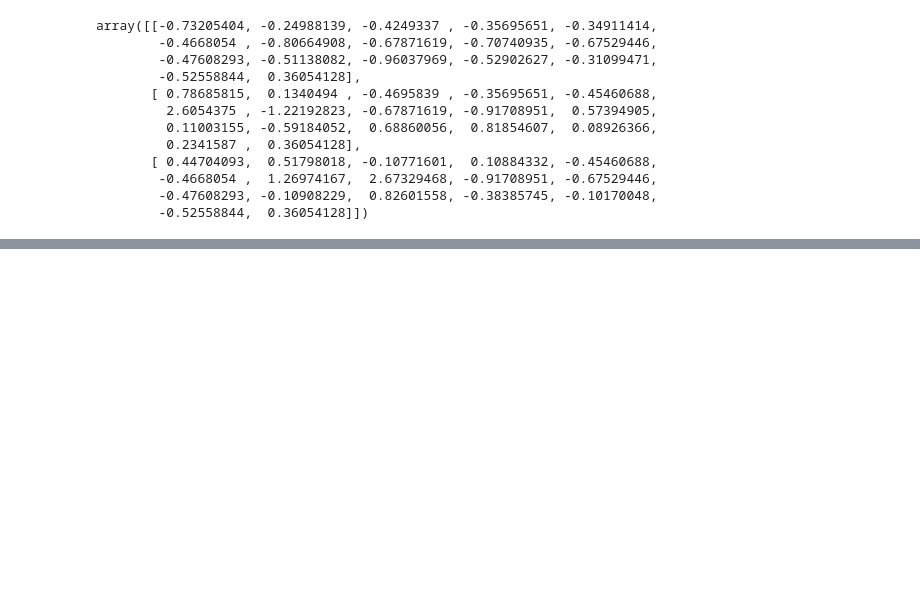
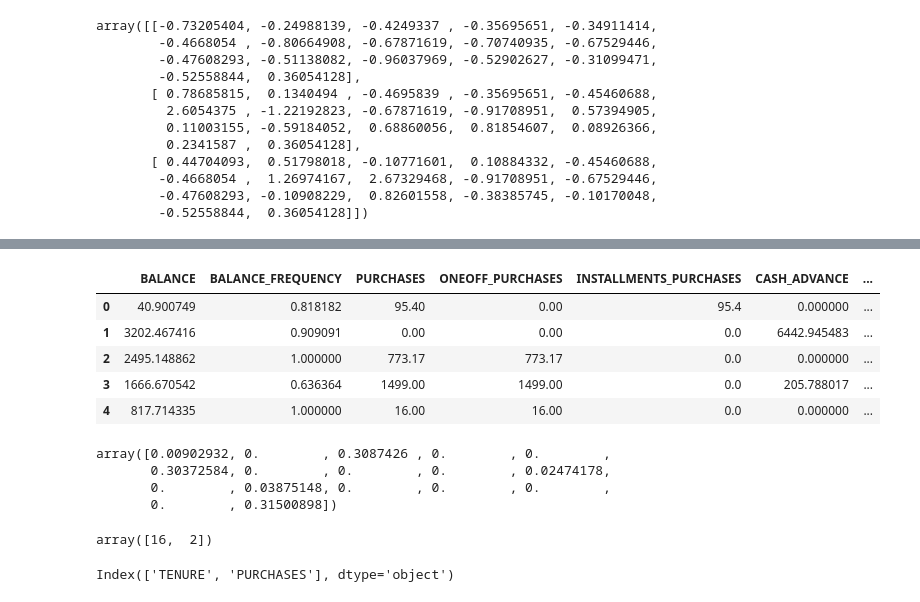
Before and after one commit to djdjdjdfh1/pandas-data-analysis, a Jupyter notebook: part7/7.7_review3_kmeans_clustering.ipynb, the cells around one changed output, grey strips where cells are left out. Cells and saved outputs as stored; diff of their text form; code cells hidden in the pictures; blank space fills up the shorter version.

```diff
--- a/part7/7.7_review3_kmeans_clustering.ipynb
+++ b/part7/7.7_review3_kmeans_clustering.ipynb
@@ -71,0 +97,30 @@ for k in range(2,10):
+# %%
+credit_df.head()
+# %% [output]
+|  | BALANCE | BALANCE_FREQUENCY | PURCHASES | ONEOFF_PURCHASES | INSTALLMENTS_PURCHASES | CASH_ADVANCE | ... |
+| 0 | 40.900749 | 0.818182 | 95.40 | 0.00 | 95.4 | 0.000000 | ... |
+| 1 | 3202.467416 | 0.909091 | 0.00 | 0.00 | 0.0 | 6442.945483 | ... |
+| 2 | 2495.148862 | 1.000000 | 773.17 | 773.17 | 0.0 | 0.000000 | ... |
+| 3 | 1666.670542 | 0.636364 | 1499.00 | 1499.00 | 0.0 | 205.788017 | ... |
+| 4 | 817.714335 | 1.000000 | 16.00 | 16.00 | 0.0 | 0.000000 | ... |
+# %%
+# 클러터를 구분하는데 중요도 가 높은 컬럼 두개 찾기
+from sklearn.tree import DecisionTreeClassifier
+tree = DecisionTreeClassifier(max_depth=3)
+tree.fit(credit_df.drop(columns=['clusters']),  credit_df.clusters)
+tree.feature_importances_
+# %% [output]
+array([0.00902932, 0.        , 0.3087426 , 0.        , 0.        ,
+       0.30372584, 0.        , 0.        , 0.        , 0.02474178,
+       0.        , 0.03875148, 0.        , 0.        , 0.        ,
+       0.        , 0.31500898])
+# %%
+import numpy as np
+top2 = np.argsort(tree.feature_importances_)[::-1][:2]
+top2
+# %% [output]
+array([16,  2])
+# %%
+credit_df.columns[top2]
+# %% [output]
+Index(['TENURE', 'PURCHASES'], dtype='object')
```
Also changed, not shown: parts of 4 cells of this notebook.
